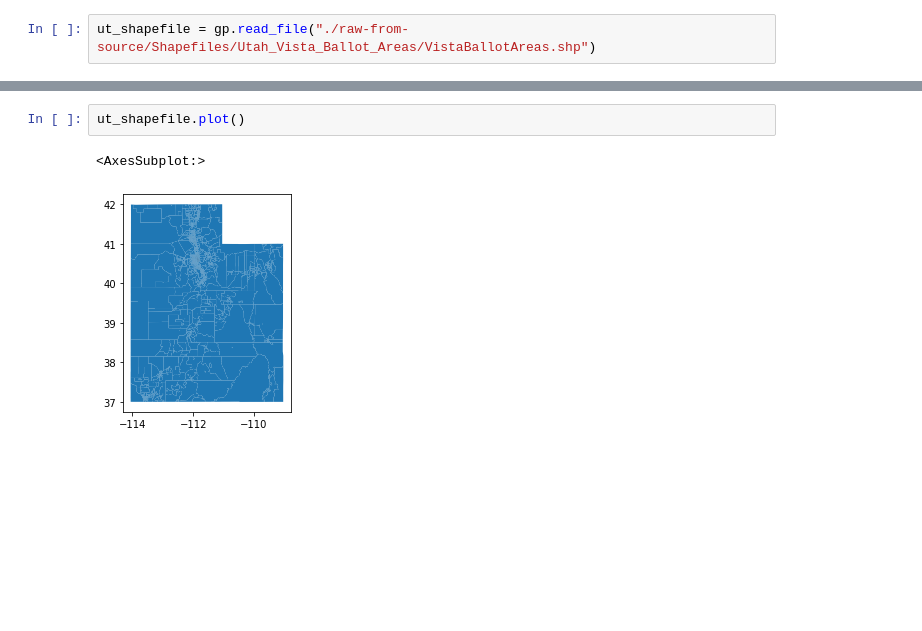
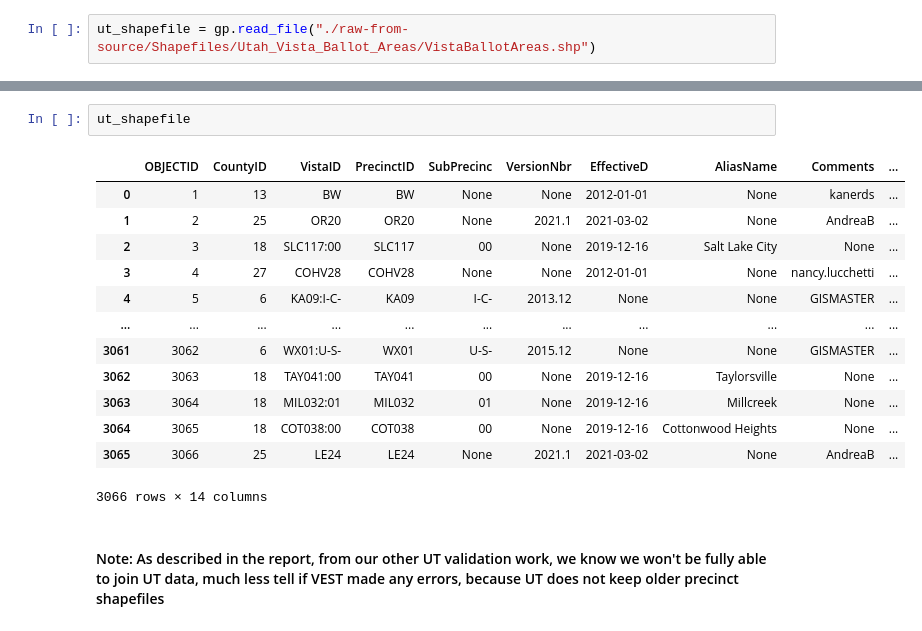
Before and after one commit to nonpartisan-redistricting-datahub/pdv-ut, a Jupyter notebook: vest-ut-2016/vest-ut-2016-validation.ipynb, the cells around one changed output, grey strips where cells are left out. Cells and saved outputs as stored; diff of their text form; blank space fills up the shorter version.

```diff
--- a/vest-ut-2016/vest-ut-2016-validation.ipynb
+++ b/vest-ut-2016/vest-ut-2016-validation.ipynb
@@ -902,5 +803,18 @@ ut_shapefile = gp.read_file("./raw-from-source/Shapefiles/Utah_Vista_Ballot_Area
 # %%
-ut_shapefile.plot()
+ut_shapefile
 # %% [output]
+|  | OBJECTID | CountyID | VistaID | PrecinctID | SubPrecinc | VersionNbr | EffectiveD | AliasName | Comments | ... |
+| 0 | 1 | 13 | BW | BW | None | None | 2012-01-01 | None | kanerds | ... |
+| 1 | 2 | 25 | OR20 | OR20 | None | 2021.1 | 2021-03-02 | None | AndreaB | ... |
+| 2 | 3 | 18 | SLC117:00 | SLC117 | 00 | None | 2019-12-16 | Salt Lake City | None | ... |
+| 3 | 4 | 27 | COHV28 | COHV28 | None | None | 2012-01-01 | None | nancy.lucchetti | ... |
+| 4 | 5 | 6 | KA09:I-C- | KA09 | I-C- | 2013.12 | None | None | GISMASTER | ... |
+| ... | ... | ... | ... | ... | ... | ... | ... | ... | ... | ... |
+| 3061 | 3062 | 6 | WX01:U-S- | WX01 | U-S- | 2015.12 | None | None | GISMASTER | ... |
+| 3062 | 3063 | 18 | TAY041:00 | TAY041 | 00 | None | 2019-12-16 | Taylorsville | None | ... |
+| 3063 | 3064 | 18 | MIL032:01 | MIL032 | 01 | None | 2019-12-16 | Millcreek | None | ... |
+| 3064 | 3065 | 18 | COT038:00 | COT038 | 00 | None | 2019-12-16 | Cottonwood Heights | None | ... |
+| 3065 | 3066 | 25 | LE24 | LE24 | None | 2021.1 | 2021-03-02 | None | AndreaB | ... |
-<AxesSubplot:>
+3066 rows × 14 columns
-[figure, removed]
+# %% [markdown]
+#### Note: As described in the report, from our other UT validation work, we know we won't be fully able to join UT data, much less tell if VEST made any errors, because UT does not keep older precinct shapefiles
```
Also changed, not shown: parts of 44 cells of this notebook.
